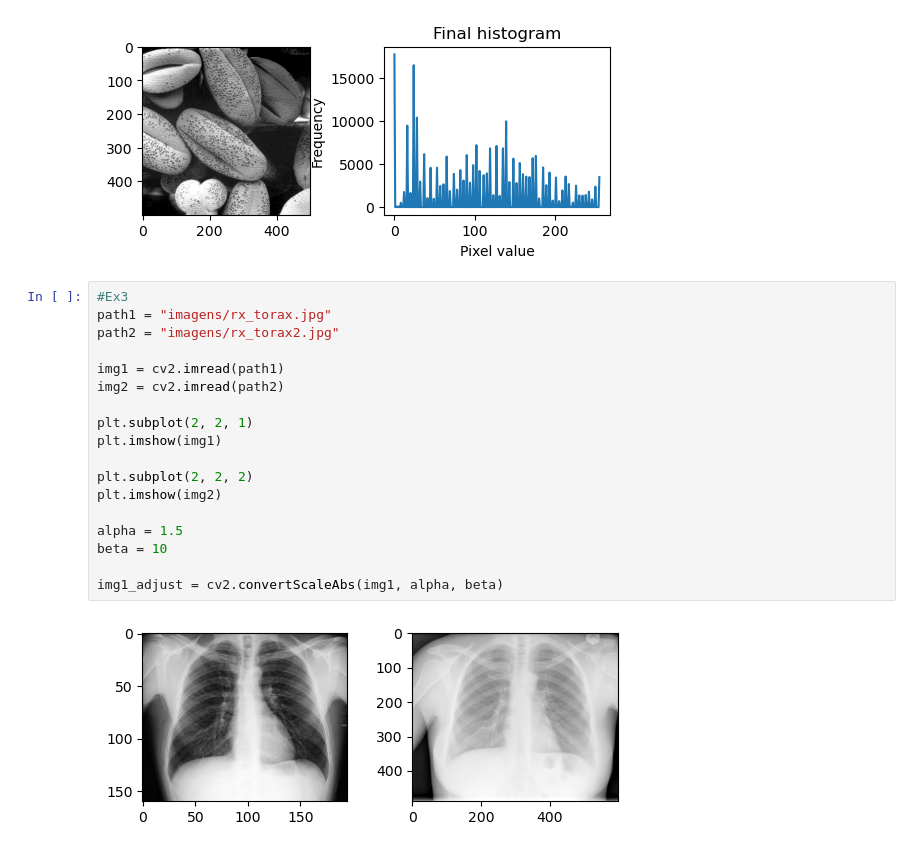
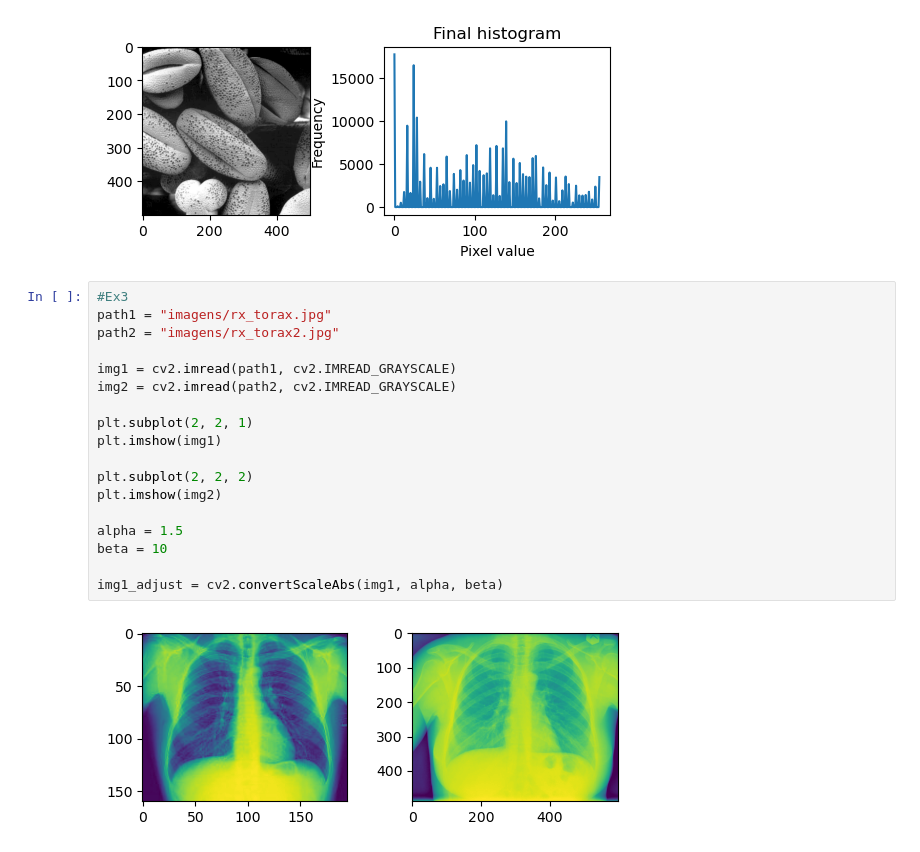
Before and after one commit to joaomatias100/Digital-Image-Processing, a Jupyter notebook: Class1/Exercise6.ipynb, the cells around one changed output. Saved outputs shown, nothing was run; the diff lists cells and outputs as text.

```diff
--- a/Class1/Exercise6.ipynb
+++ b/Class1/Exercise6.ipynb
@@ -66,20 +66,20 @@ plt.show()
 # %%
 #Ex3
 path1 = "imagens/rx_torax.jpg"
 path2 = "imagens/rx_torax2.jpg"
 
-img1 = cv2.imread(path1)
-img2 = cv2.imread(path2)
+img1 = cv2.imread(path1, cv2.IMREAD_GRAYSCALE)
+img2 = cv2.imread(path2, cv2.IMREAD_GRAYSCALE)
 
 plt.subplot(2, 2, 1)
 plt.imshow(img1)
 
 plt.subplot(2, 2, 2)
 plt.imshow(img2)
 
 alpha = 1.5
 beta = 10
 
 img1_adjust = cv2.convertScaleAbs(img1, alpha, beta)
 # %% [output]
-[figure, old version]
+[figure, new version]
```
